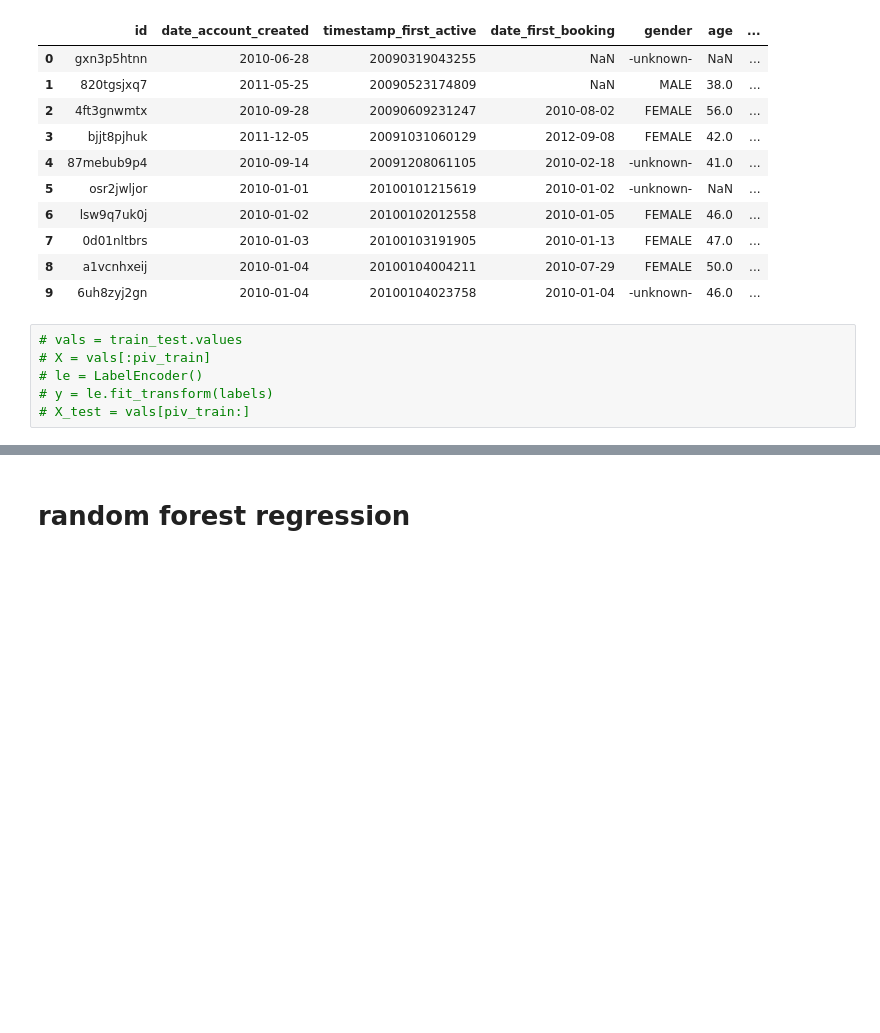
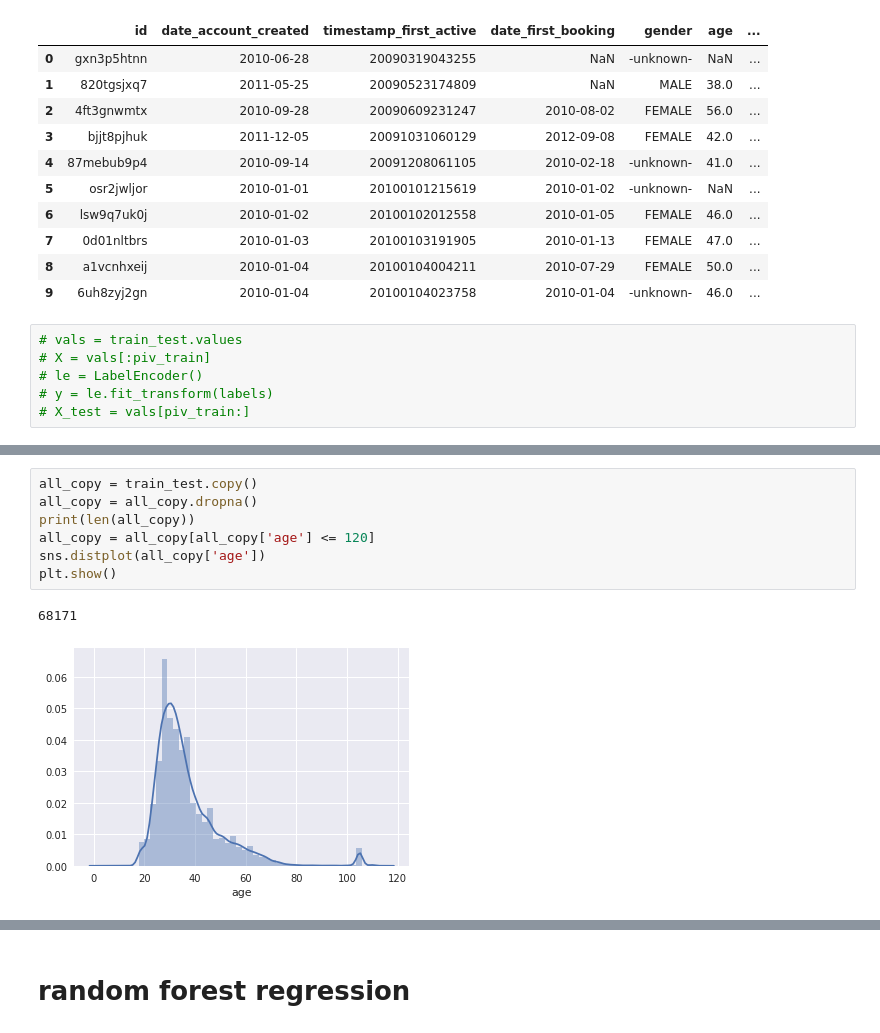
Before and after one commit to wjy5446/airbnb-new-booking, a Jupyter notebook: joe/airbnb_V1.0(EDA)_junki.ipynb, the cells around one changed output, grey strips where cells are left out. Saved outputs shown, nothing was run; the diff lists cells and outputs as text; blank space fills up the shorter version.

```diff
--- a/joe/airbnb_V1.0(EDA)_junki.ipynb
+++ b/joe/airbnb_V1.0(EDA)_junki.ipynb
@@ -384,0 +514,10 @@ train_test.head(10)
+# %%
+all_copy = train_test.copy()
+all_copy = all_copy.dropna()
+print(len(all_copy))
+all_copy = all_copy[all_copy['age'] <= 120]
+sns.distplot(all_copy['age'])
+plt.show()
+# %% [output]
+68171
+[figure, added]
```
Also changed, not shown: parts of 24 cells of this notebook, 2 other files.
